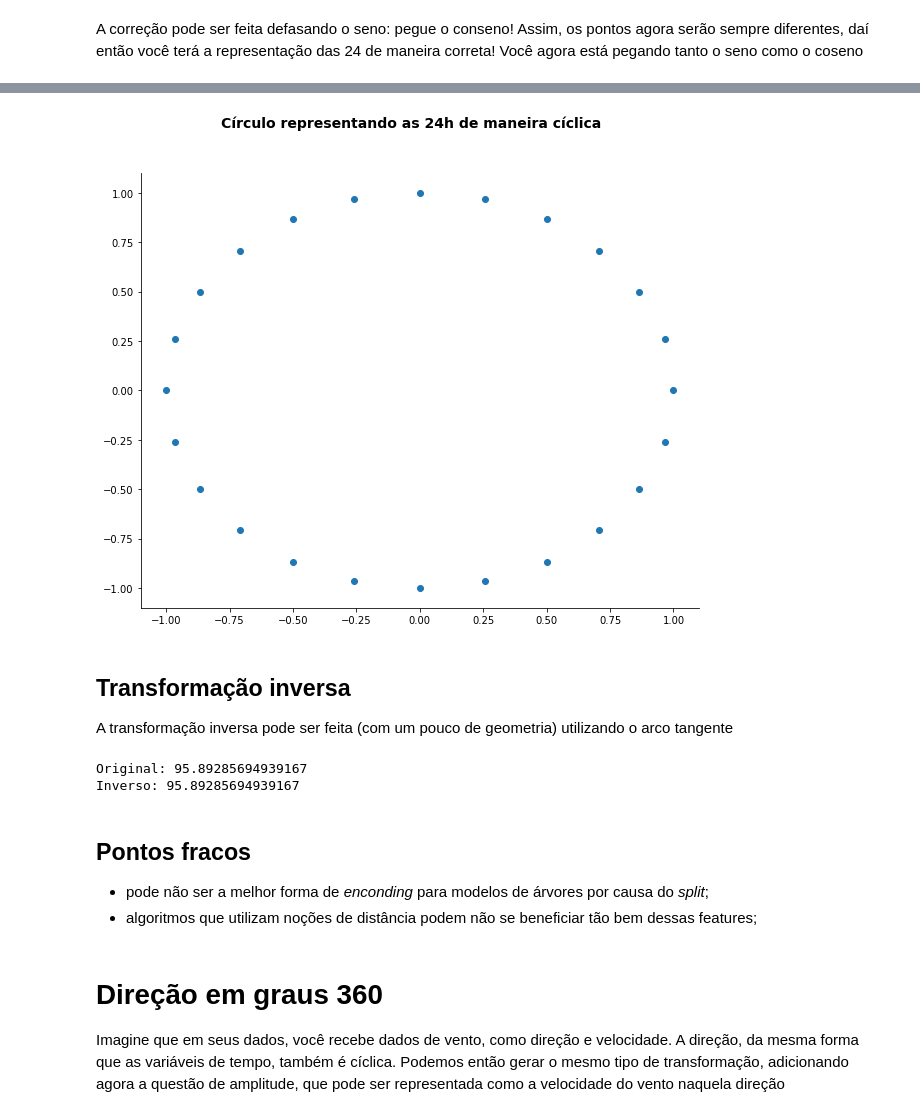
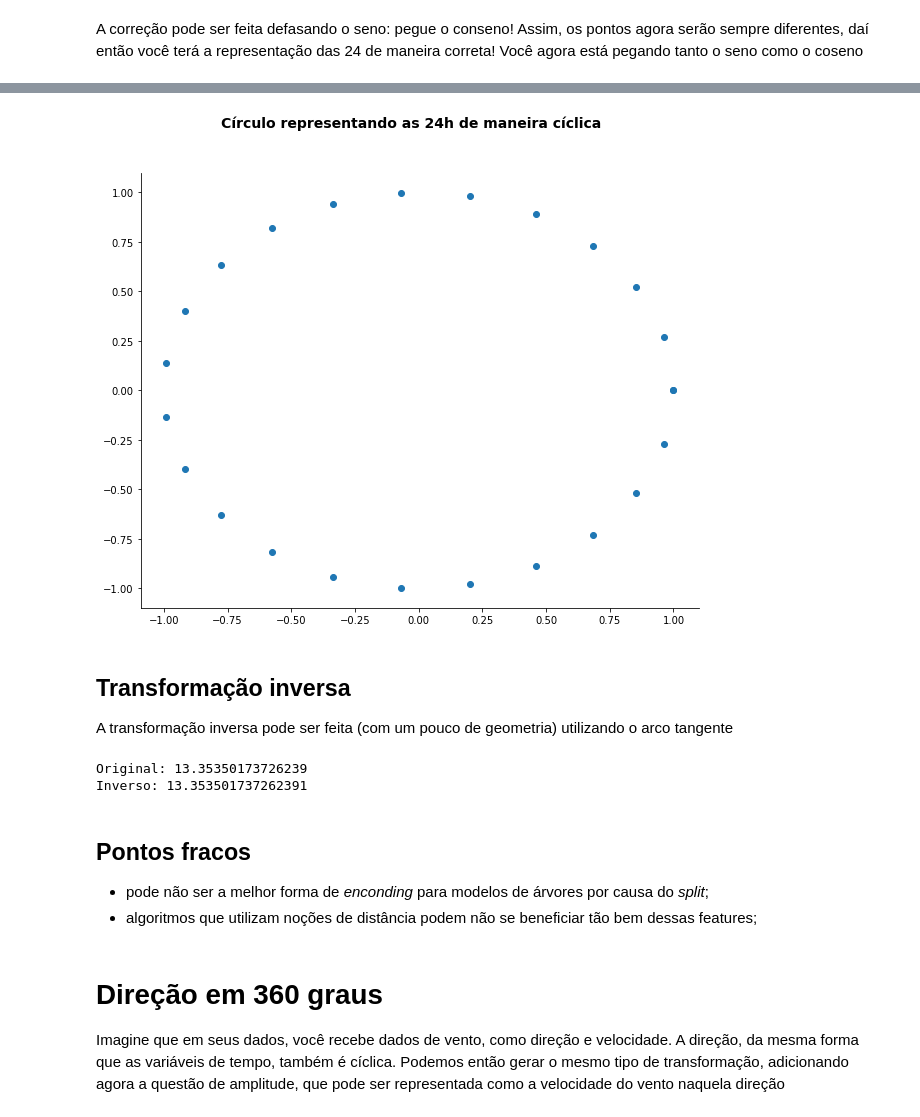
Before and after one commit to gnguilherme/ml, a Jupyter notebook: notebooks/cyclical-features.ipynb, the cells around one changed output, grey strips where cells are left out. Cells and saved outputs as stored; diff of their text form; code cells hidden in the pictures.

```diff
--- a/notebooks/cyclical-features.ipynb
+++ b/notebooks/cyclical-features.ipynb
@@ -37,7 +37,7 @@ sendo
 - $x$ no nominador para saber em que ponto do círculo
 - $max(x)$ para obter a resolução
 # %%
-sin_horas = np.sin((2 * np.pi * horas) / 24)
+sin_horas = np.sin((2 * np.pi * horas) / horas.max())
 fig, ax = plt.subplots()
 ax.plot(sin_horas)
 ax.axhline(y=0, c='k')
@@ -66,7 +66,7 @@ plt.tight_layout;
 # %% [markdown]
 A correção pode ser feita defasando o seno: pegue o conseno! Assim, os pontos agora serão sempre diferentes, daí então você terá a representação das 24 de maneira correta! Você agora está pegando tanto o seno como o coseno
 # %%
-cos_horas = np.cos((2 * np.pi * horas) / 24)
+cos_horas = np.cos((2 * np.pi * horas) / horas.max())
 fig, ax = plt.subplots()
 ax.plot(sin_horas, label='Seno')
 ax.plot(cos_horas, label='Cosseno')
@@ -82,18 +82,17 @@ plt.tight_layout;
 # %%
-cos_horas = np.cos((2 * np.pi * horas) / 24)
 fig, ax = plt.subplots()
-ax.scatter(cos_horas, sin_horas, label='Seno')
+ax.scatter(x=cos_horas, y=sin_horas)
 
 plt.suptitle("Círculo representando as 24h de maneira cíclica", fontweight='bold', fontsize=14)
 plt.tight_layout;
 # %% [output]
-[figure, old version]
+[figure, new version]
 # %% [markdown]
 ## Transformação inversa
 
 A transformação inversa pode ser feita (com um pouco de geometria) utilizando o arco tangente
 # %%
-n = 365
+n = 24
 x = n * np.random.rand()
 print(f"Original: {x}")
 seno = np.sin(x * 2 * np.pi / n)
@@ -103,15 +102,15 @@ inverse = inverse if inverse >= 0 else (n / 2) + ((n / 2) + inverse)
 print(f"Inverso: {inverse}")
 np.testing.assert_almost_equal(x, inverse)
 # %% [output]
-Original: 95.89285694939167
-Inverso: 95.89285694939167
+Original: 13.35350173726239
+Inverso: 13.353501737262391
 # %% [markdown]
 ## Pontos fracos
 
 - pode não ser a melhor forma de _enconding_ para modelos de árvores por causa do _split_;
 - algoritmos que utilizam noções de distância podem não se beneficiar tão bem dessas features;
 # %% [markdown]
-# Direção em graus 360
+# Direção em 360 graus
 
 Imagine que em seus dados, você recebe dados de vento, como direção e velocidade. A direção, da mesma forma que as variáveis de tempo, também é cíclica. Podemos então gerar o mesmo tipo de transformação, adicionando agora a questão de amplitude, que pode ser representada como a velocidade do vento naquela direção
 # %%
```
Also changed, not shown: parts of 5 cells of this notebook.
